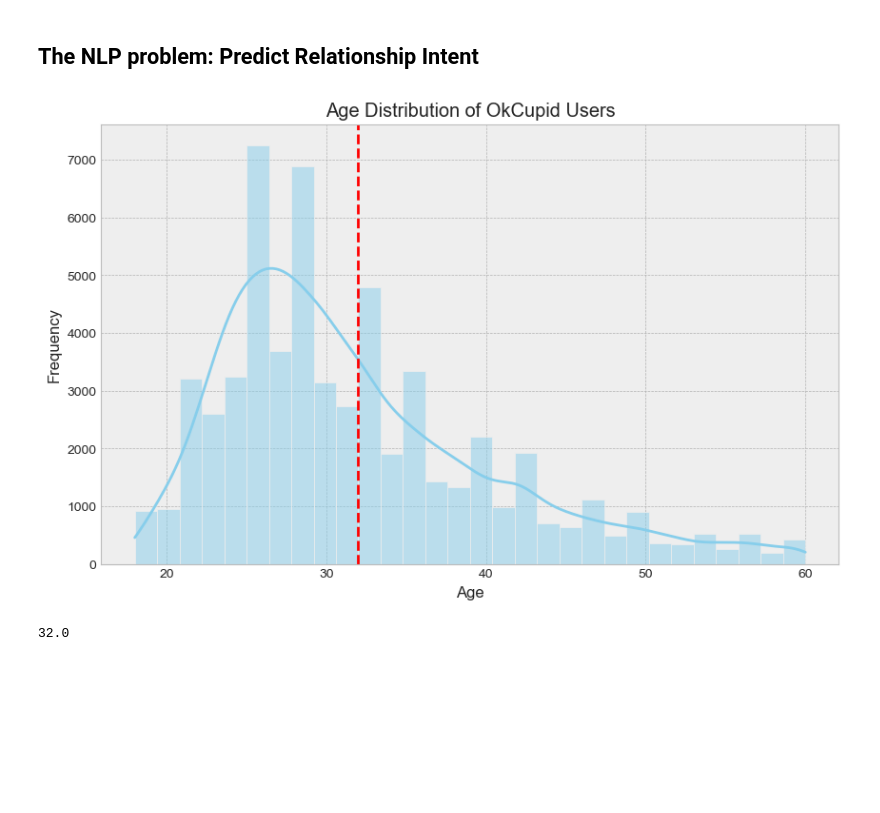
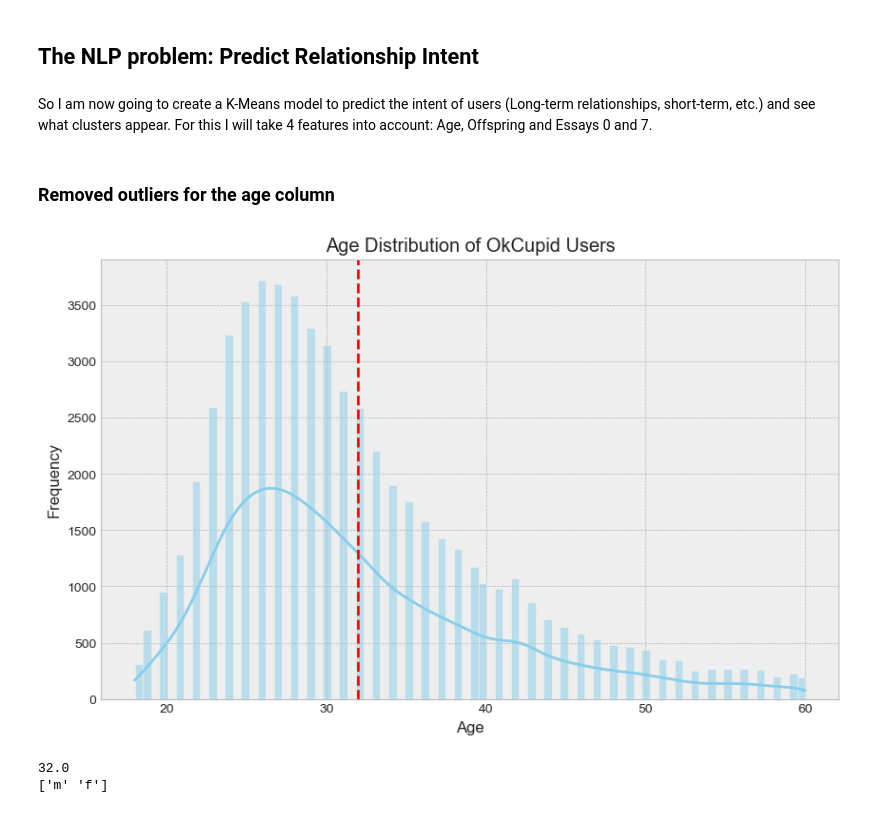
Before and after one commit to byPolo/OkCupid, a Jupyter notebook: Notebooks/OkCupid_DSP.ipynb, the cells around one changed output. Drawn from its saved outputs; the diff is of its cells as text; code cells hidden in the pictures; blank space fills up the shorter version.

Commit message:
Cleaned data for K-Means

```diff
--- a/Notebooks/OkCupid_DSP.ipynb
+++ b/Notebooks/OkCupid_DSP.ipynb
@@ -246,24 +241,31 @@ dropped out            6.886228       25.149701
 [figure]
 # %% [markdown]
 ## The NLP problem: Predict Relationship Intent
+# %% [markdown]
+So I am now going to create a K-Means model to predict the intent of users (Long-term relationships, short-term, etc.) and see what clusters appear. For this I will take 4 features into account: Age, Offspring and Essays 0 and 7.
+# %% [markdown]
+### Removed outliers for the age column
 # %%
 plt.style.use('bmh')
 sns.set_palette('viridis')
 
-clean_ages = profiles[profiles['age'] <= 60].copy()
-mean_age = clean_ages['age'].mean().round()
+#(profiles['age'].unique())
+clean_df = profiles[profiles['age'] <= 60].copy()
+mean_age = clean_df['age'].mean().round()
 
 # 3. Create the plot
 plt.figure(figsize=(10, 6))
-sns.histplot(data=clean_ages['age'], kde=True, color='skyblue', bins=30)
+sns.histplot(data=clean_df['age'], kde=True, color='skyblue', )
 plt.axvline(mean_age, color='red', linestyle='--')
 
 # 4. Formatting
 plt.title('Age Distribution of OkCupid Users')
 plt.xlabel('Age')
 plt.ylabel('Frequency')
 plt.show()
 print(mean_age)
+print(profiles['sex'].unique())
 # %% [output]
-[figure, old version]
+[figure, new version]
 32.0
+['m' 'f']
```
Also changed, not shown: parts of 2 cells of this notebook, 1 other file.
